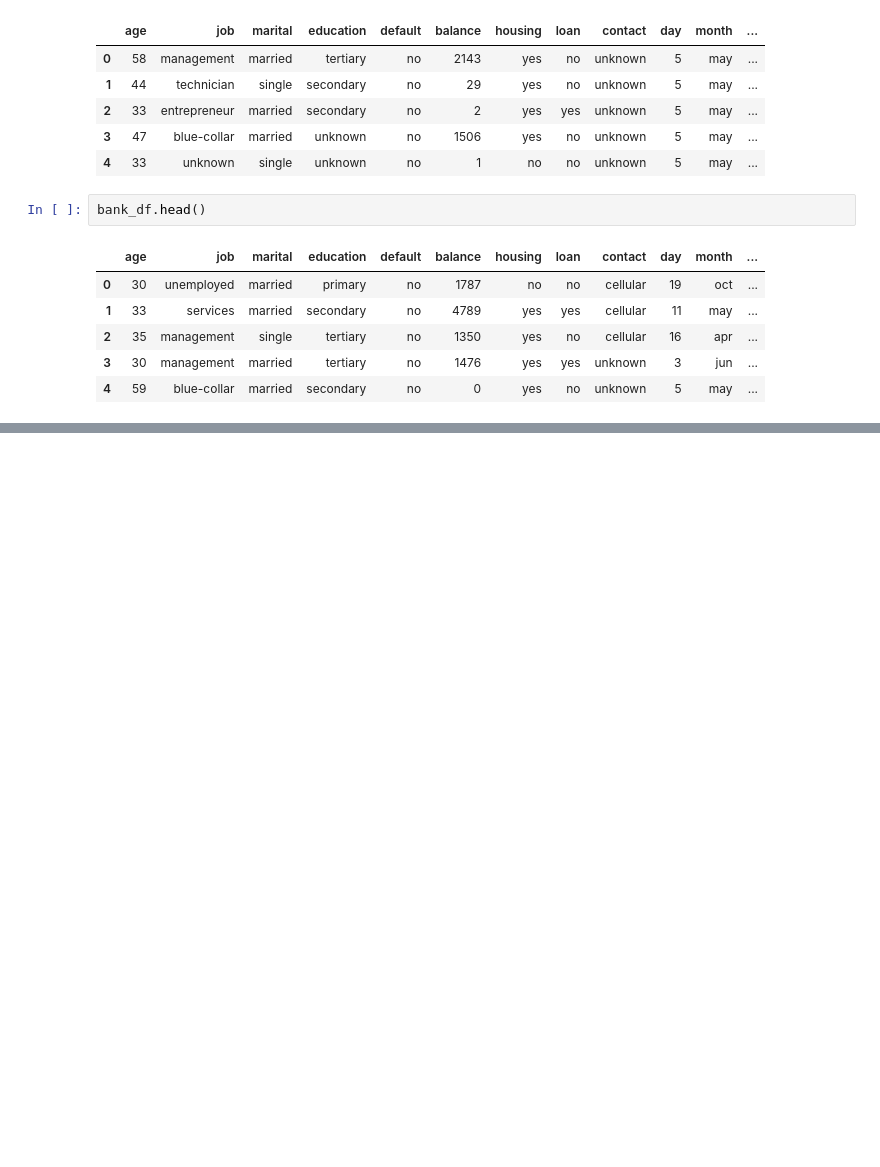
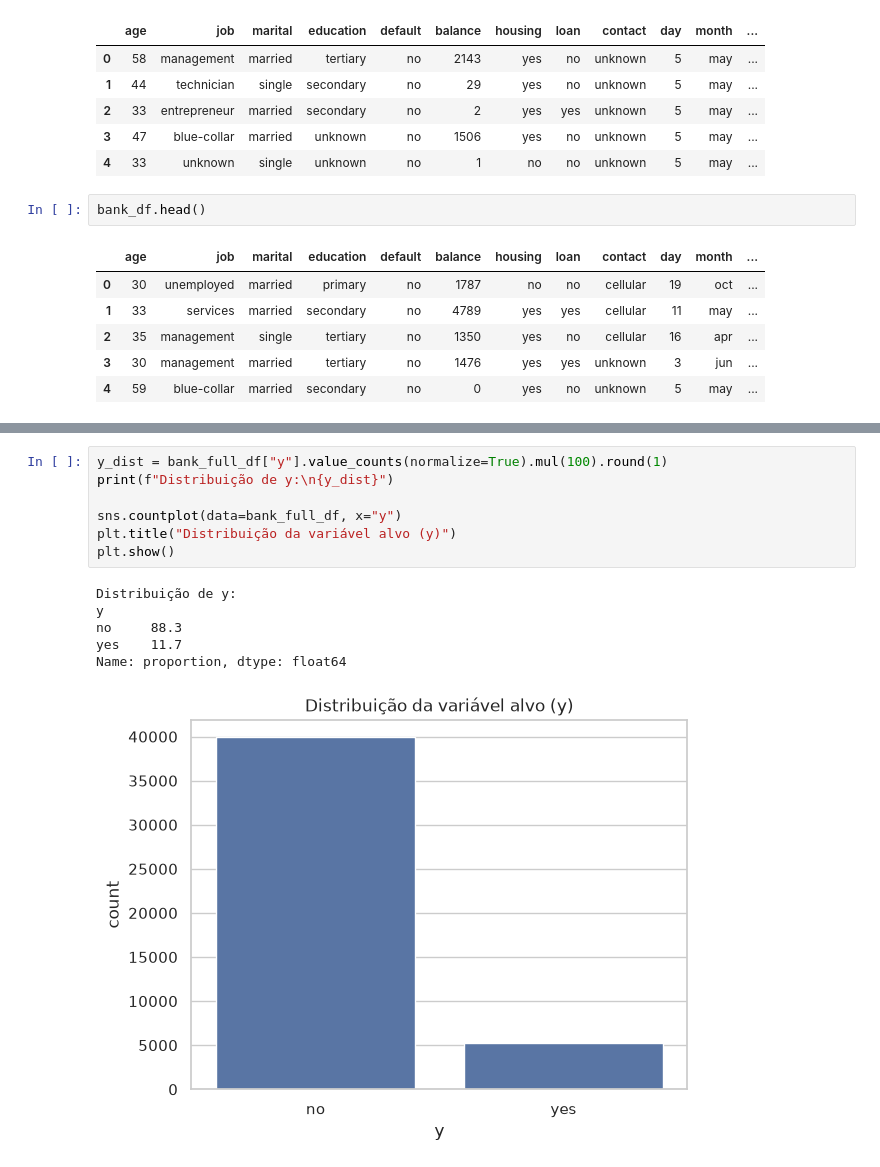
Before and after one commit to solanojacon/keyrus, a Jupyter notebook: bank_marketing.ipynb, the cells around one changed output, grey strips where cells are left out. Drawn from its saved outputs; the diff is of its cells as text; blank space fills up the shorter version.

```diff
--- a/bank_marketing.ipynb
+++ b/bank_marketing.ipynb
@@ -70,0 +213,14 @@ bank_df.head()
+# %%
+y_dist = bank_full_df["y"].value_counts(normalize=True).mul(100).round(1)
+print(f"Distribuição de y:\n{y_dist}")
+
+sns.countplot(data=bank_full_df, x="y")
+plt.title("Distribuição da variável alvo (y)")
+plt.show()
+# %% [output]
+Distribuição de y:
+y
+no     88.3
+yes    11.7
+Name: proportion, dtype: float64
+[figure, added]
```
Also changed, not shown: parts of 21 cells of this notebook, 3 other files.
